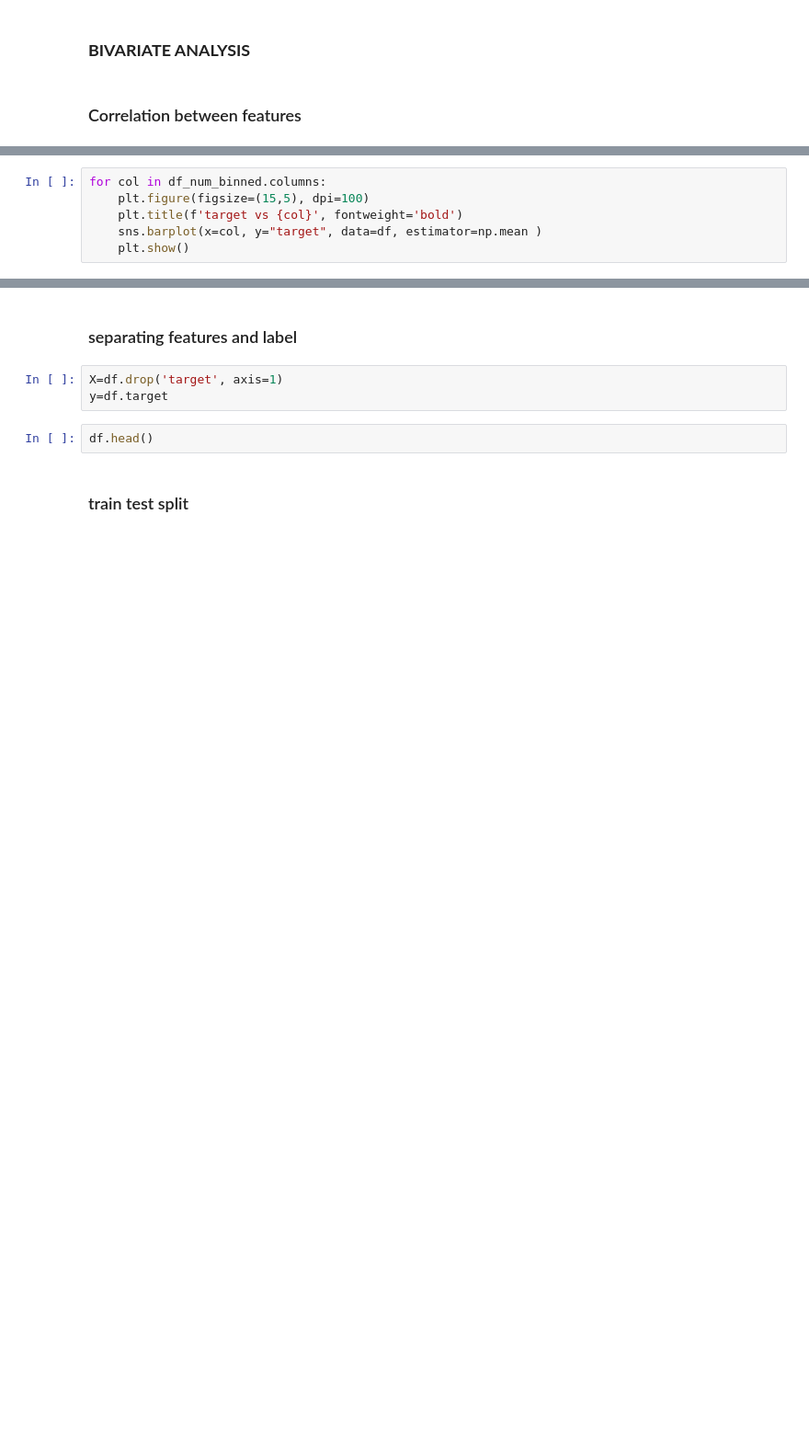
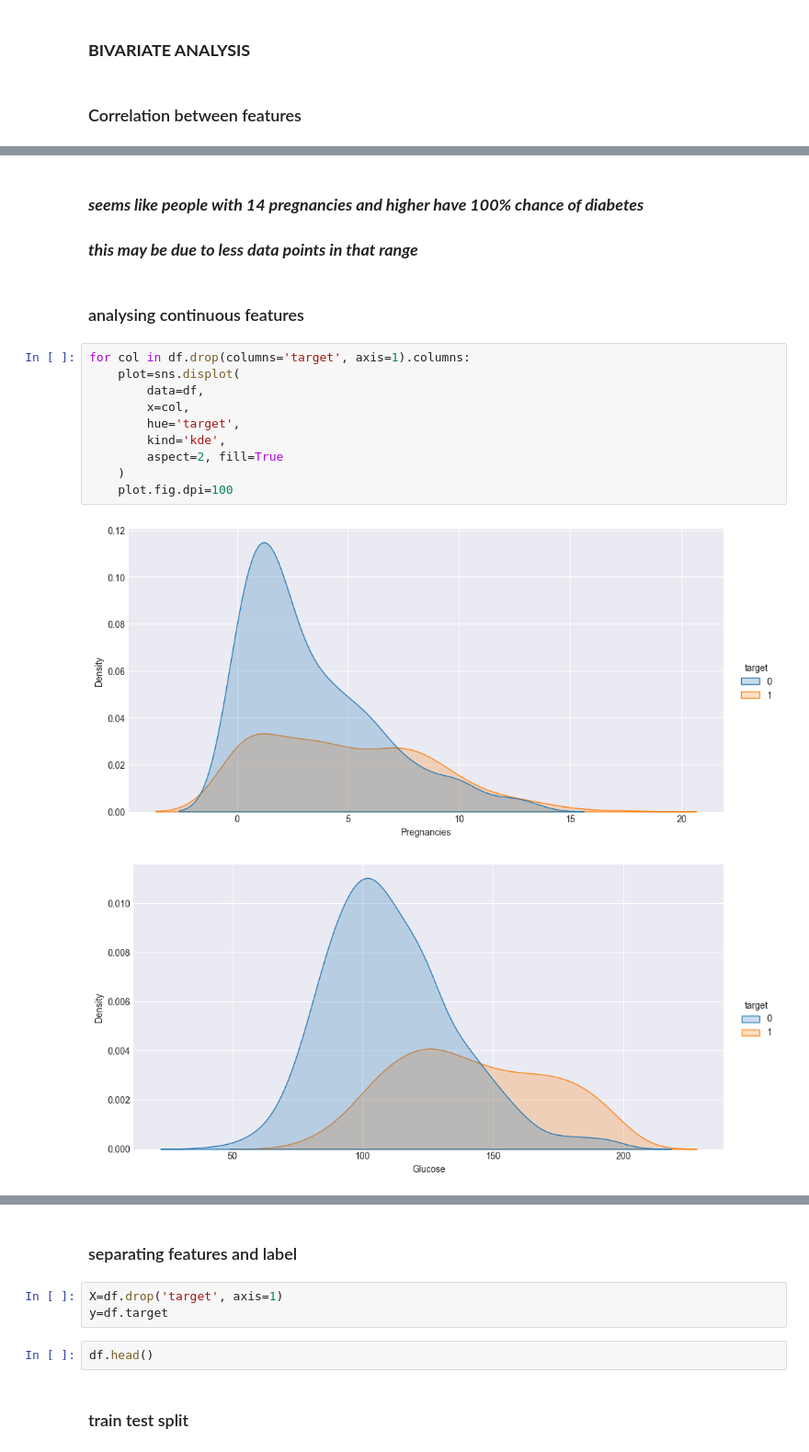
Before and after one commit to afzalmp40/ML-Basic, a Jupyter notebook: Supervised/pima diabetes using pipelines/PIMA diabetes using pipelines.ipynb, the cells around one changed output, grey strips where cells are left out. Shown at 92% size. Cells and saved outputs as stored; diff of their text form; blank space fills up the shorter version.

```diff
--- a/Supervised/pima diabetes using pipelines/PIMA diabetes using pipelines.ipynb
+++ b/Supervised/pima diabetes using pipelines/PIMA diabetes using pipelines.ipynb
@@ -447,6 +440,0 @@ df.head()
-# %%
-for col in df_num_binned.columns:
-    plt.figure(figsize=(15,5), dpi=100)
-    plt.title(f'target vs {col}', fontweight='bold')
-    sns.barplot(x=col, y="target", data=df, estimator=np.mean )
-    plt.show()
@@ -473,0 +452,18 @@ columns_cate_final=columns_cate
+# %% [markdown]
+### ***seems like people with 14 pregnancies and higher have 100% chance of diabetes***
+### ***this may be due to less data points in that range***
+# %% [markdown]
+### analysing continuous features
+# %%
+for col in df.drop(columns='target', axis=1).columns:
+    plot=sns.displot(
+        data=df,
+        x=col,
+        hue='target',
+        kind='kde',
+        aspect=2, fill=True
+    )
+    plot.fig.dpi=100
+# %% [output]
+[figure, added]
+[figure, added]
```
Also changed, not shown: parts of 26 cells of this notebook.
